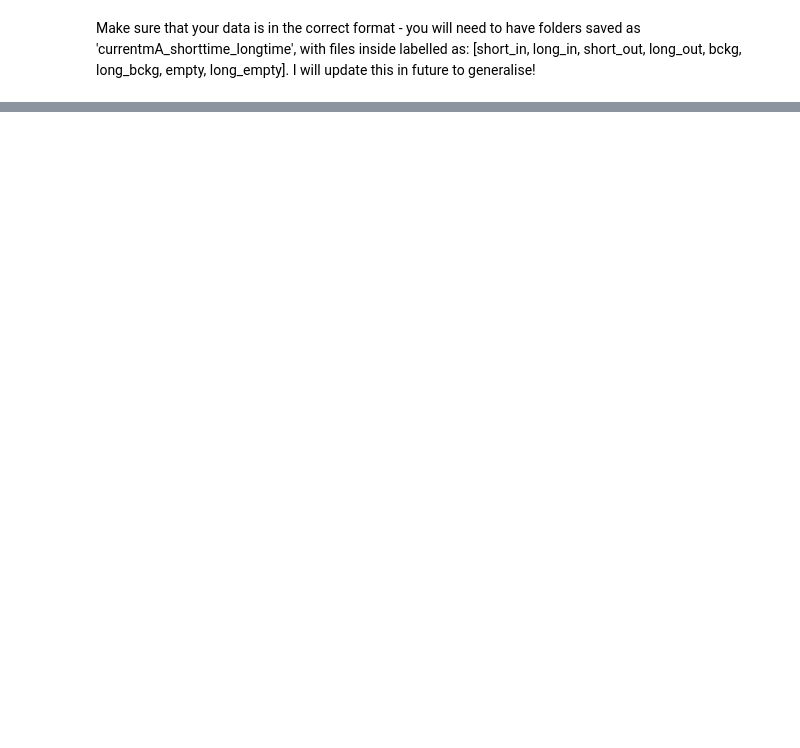
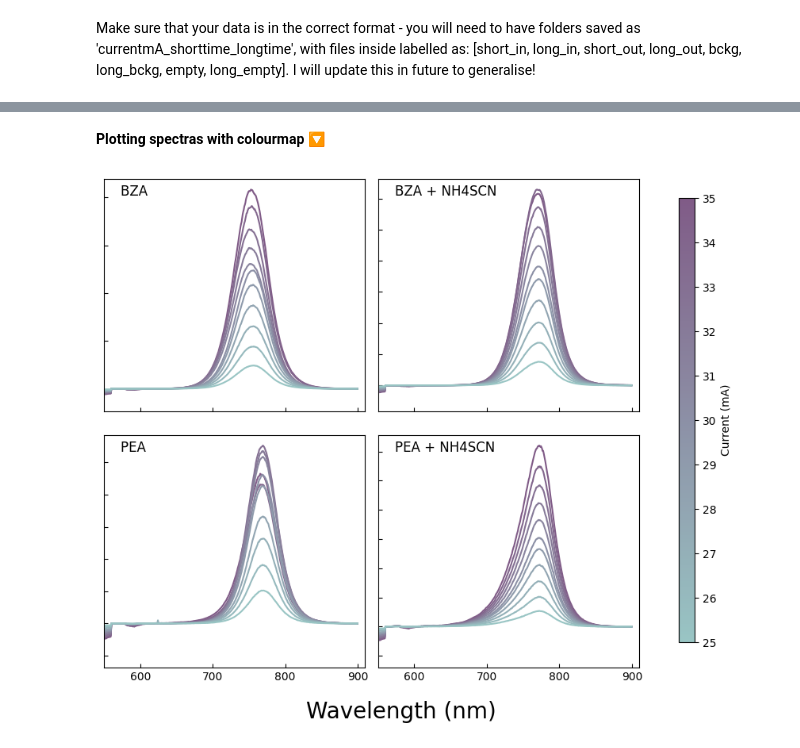
Before and after one commit to RamadanLab/intensity-dependent-PLQY, a Jupyter notebook: IDPLQY.ipynb, the cells around one changed output, grey strips where cells are left out. Saved outputs shown, nothing was run; the diff lists cells and outputs as text; code cells hidden in the pictures; blank space fills up the shorter version.

```diff
--- a/IDPLQY.ipynb
+++ b/IDPLQY.ipynb
@@ -227,0 +300,55 @@ AttributeError: 'Axes' object has no attribute 'savefig'
+# %% [markdown]
+**Plotting spectras with colourmap 🔽**
+# %%
+## spectras subplot ##
+
+# make sure to check that the length of your results list matches up with the number of subplots
+
+
+fig, axes = plt.subplots(2, 2, sharey = False, figsize = (10, 8))
+## this outputs a 2x2 subplot - change if you want more/less rows or columns ##
+
+axes = axes.flatten()
+
+
+for i, spectras in enumerate(spectralist):
+
+    spectras = spectras[spectras['Wavelength (nm)'].between(500, 900)]
+
+
+    currents = list(spectras.columns.values)
+    currents.remove('Wavelength (nm)')
+    ax =axes[i]
+
+    for j, current in enumerate(currents):
+        spectras.plot(x='Wavelength (nm)', y=current, color=colors[j], ax=ax)
+        ax.set_xlim(550, 910)
+        ax.set_xlabel('')
+        ax.tick_params(direction = 'in')
+    ax.set_title(names[i], loc='left', y=0.9)
+    ax.get_legend().remove()
+    ax.set_yticklabels([])
+    if i < 2:
+        ax.set_xticklabels([])
+
+
+fig.text(0.5, 0.04, 'Wavelength (nm)', ha='center', va='center', fontsize = 20)
+plt.subplots_adjust(hspace=0.1, wspace=0.05)
+
+
+cmap = mpl.colors.LinearSegmentedColormap.from_list("", colors).reversed()
+norm = mpl.colors.Normalize(vmax=35, vmin=25)
+
+
+fig.subplots_adjust(right=0.8)
+cbar_ax = fig.add_axes([0.85, 0.15, 0.02, 0.7])
+
+cbar=fig.colorbar(mpl.cm.ScalarMappable(norm=norm, cmap=cmap), orientation='vertical', label='Current (mA)', cax = cbar_ax, fraction = 0.5)
+cbar.set_ticks(list(range(25,36)))
+
+
+
+plt.savefig(r'G:\My Drive\Data\PLQY\25-02-04_ST042_ID_retest_FPEA_FBZA_NH4SCN\spectraplots')
+## change to the directory that you want to save into ##
+# %% [output]
+[figure, added]
```
Also changed, not shown: parts of 11 cells of this notebook.
